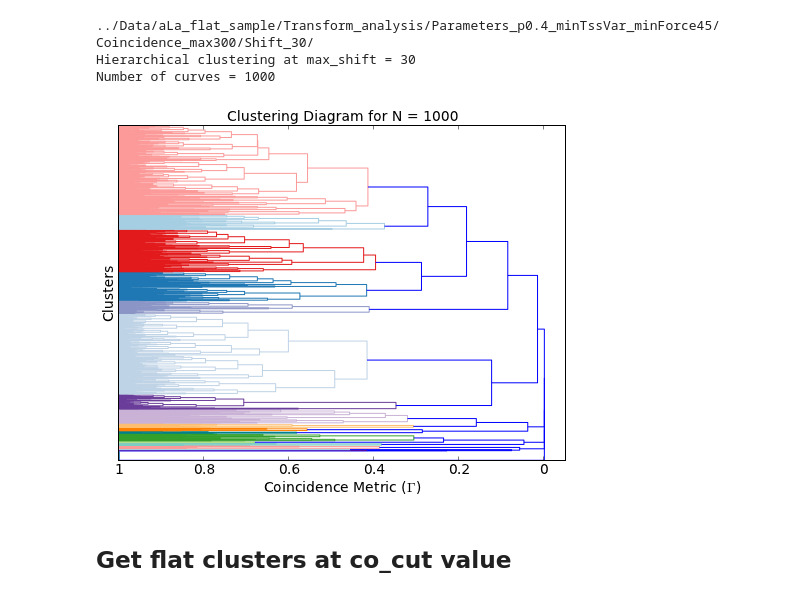
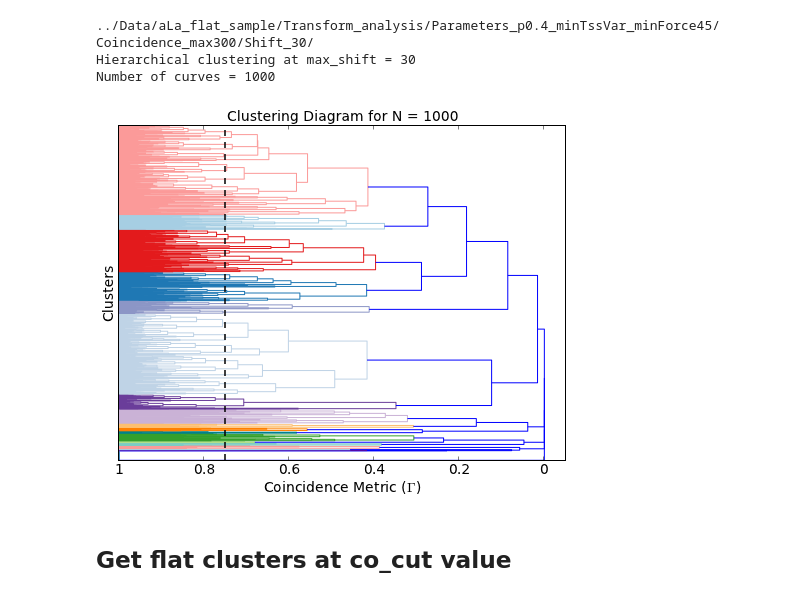
Before and after one commit to hilaryjoyce/smfs-data-analysis, a Jupyter notebook: ala_flat_sample_clustering.ipynb, the cells around one changed output. Drawn from its saved outputs; the diff is of its cells as text; code cells hidden in the pictures.

```diff
--- a/ala_flat_sample_clustering.ipynb
+++ b/ala_flat_sample_clustering.ipynb
@@ -25,9 +25,10 @@ fig_folder = '%sFig_max300/' % parameter_folder
 # %%
 figsize(8,6)
 coa.plot_dendrogram();
+plot([0.25, 0.25], [0,20000], 'k--', lw=1.5)
 savefig('%sala_flat_sample_dendrogram.pdf' % fig_folder)
 # %% [output]
-[figure, old version]
+[figure, new version]
 # %% [markdown]
 ## Get flat clusters at co_cut value
 # %%
```
Also changed, not shown: parts of 7 cells of this notebook, 8 other files.
